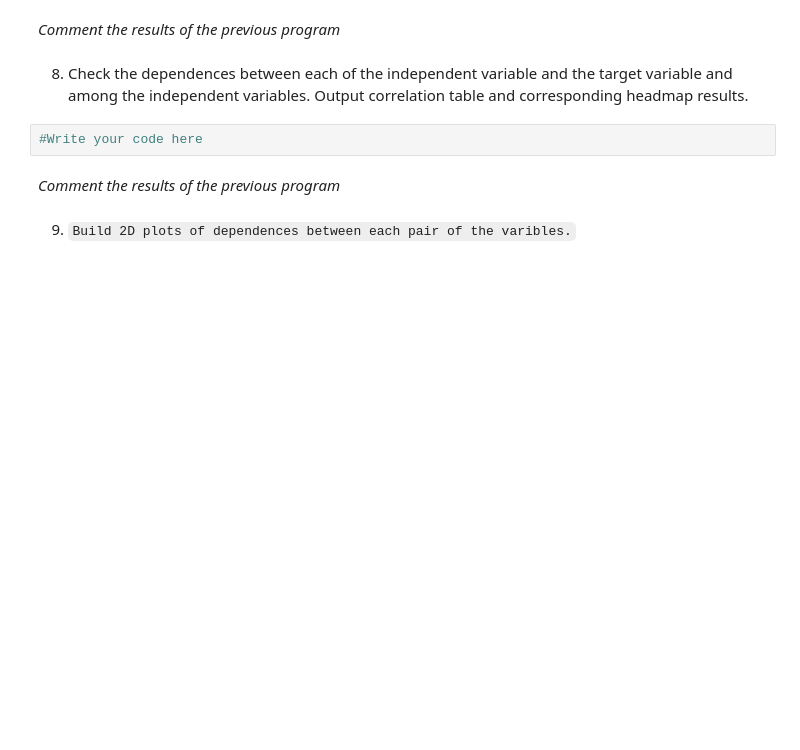
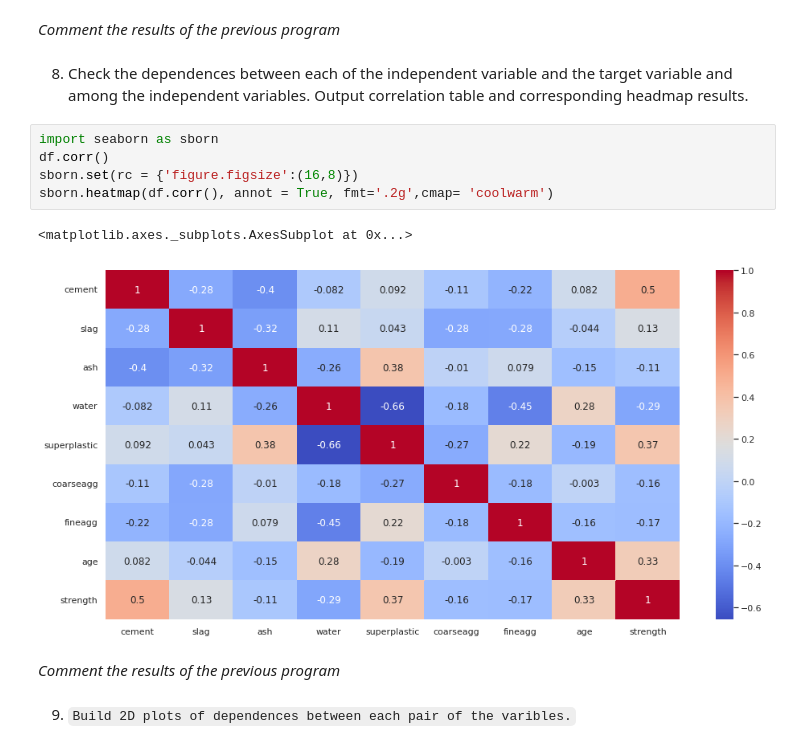
Before and after one commit to AliButt104/A1.1, a Jupyter notebook: Copy_of_Regression_template.ipynb, the cells around one changed output. Drawn from its saved outputs; the diff is of its cells as text; blank space fills up the shorter version.

```diff
--- a/Copy_of_Regression_template.ipynb
+++ b/Copy_of_Regression_template.ipynb
@@ -110,8 +112,14 @@ Yis.shape
 *Comment the results of the previous program*
 # %% [markdown]
 8) Check the dependences between each of the independent variable and the target variable and among the independent variables.  Output correlation table and corresponding headmap results.
-# %%
-#Write your code here
+# %%
+import seaborn as sborn
+df.corr()
+sborn.set(rc = {'figure.figsize':(16,8)})
+sborn.heatmap(df.corr(), annot = True, fmt='.2g',cmap= 'coolwarm')
+# %% [output]
+<matplotlib.axes._subplots.AxesSubplot at 0x...>
+[figure, added]
 # %% [markdown]
 *Comment the results of the previous program*
 # %% [markdown]
```
Also changed, not shown: parts of 12 cells of this notebook.
